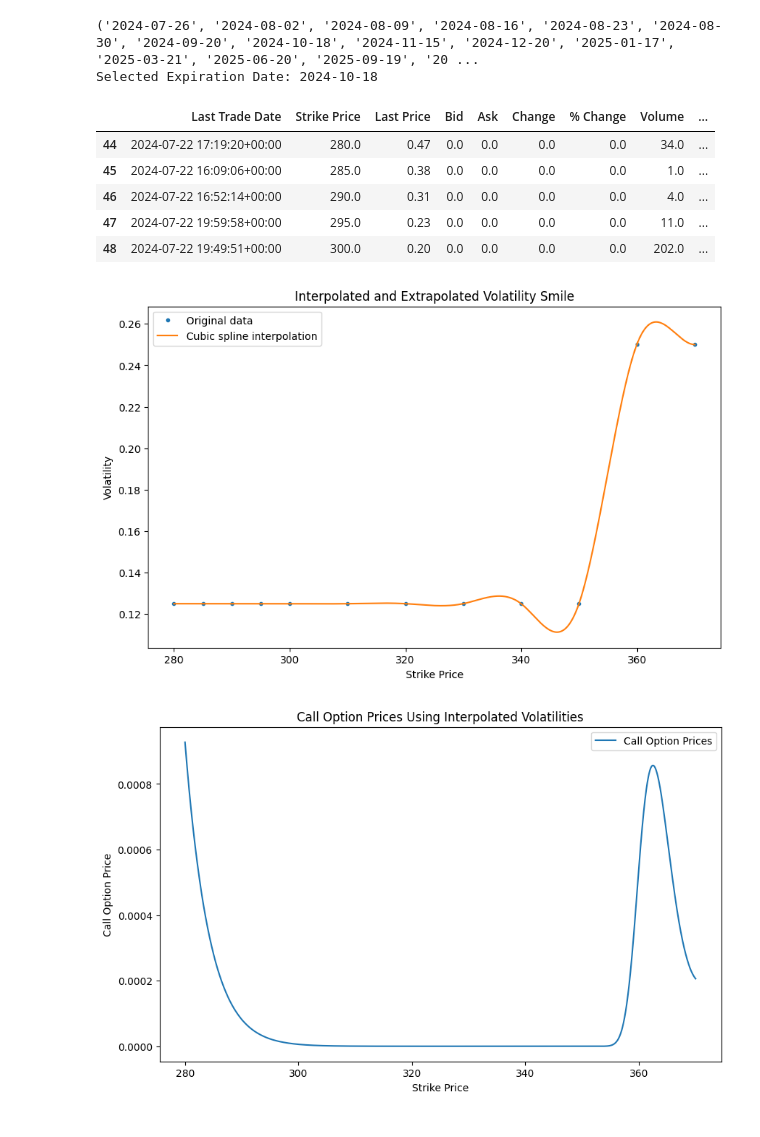
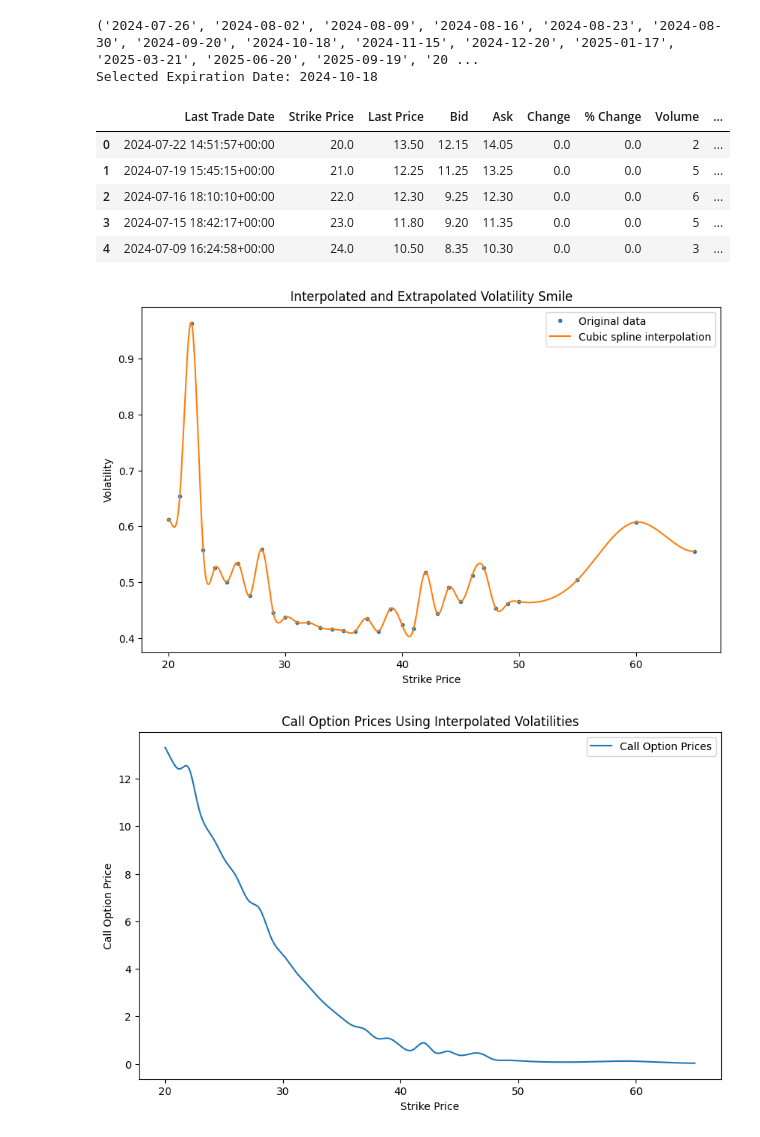
Before and after one commit to zaccheus-lines/S-P-Sector-Index-RND, a Jupyter notebook: RND.ipynb, the cells around one changed output. Saved outputs shown, nothing was run; the diff lists cells and outputs as text; code cells hidden in the pictures.

```diff
--- a/RND.ipynb
+++ b/RND.ipynb
@@ -65,39 +65,39 @@ def fetch_options_data(ticker):
     percent_change = calls['percentChange']
     volume = calls['volume']
     open_interest = calls['openInterest']
 
     # Create a DataFrame to display the data
     options_data = pd.DataFrame({
         'Last Trade Date': last_trade_date,
         'Strike Price': strike_prices,
         'Last Price': last_price,
         'Bid': bid,
         'Ask': ask,
         'Change': change,
         '% Change': percent_change,
         'Volume': volume,
         'Open Interest': open_interest,
         'Implied Volatility': implied_vols
     })
 
     options_data = options_data[options_data['Implied Volatility'] > 0.1]
 
     # Display the results in a table
     print(f"Selected Expiration Date: {selected_exp_date}")
     display(options_data.head())
 
     return S0, options_data['Strike Price'].values, options_data['Implied Volatility'].values, selected_exp_date
 
-S0, strike_prices, implied_vols, exp_date = fetch_options_data('AAPL')
+S0, strike_prices, implied_vols, exp_date = fetch_options_data('INTC')
 # %% [output]
 ('2024-07-26', '2024-08-02', '2024-08-09', '2024-08-16', '2024-08-23', '2024-08-30', '2024-09-20', '2024-10-18', '2024-11-15', '2024-12-20', '2025-01-17', '2025-03-21', '2025-06-20', '2025-09-19', '20 ...
 Selected Expiration Date: 2024-10-18
 |  | Last Trade Date | Strike Price | Last Price | Bid | Ask | Change | % Change | Volume | ... |
-| 44 | 2024-07-22 17:19:20+00:00 | 280.0 | 0.47 | 0.0 | 0.0 | 0.0 | 0.0 | 34.0 | ... |
-| 45 | 2024-07-22 16:09:06+00:00 | 285.0 | 0.38 | 0.0 | 0.0 | 0.0 | 0.0 | 1.0 | ... |
-| 46 | 2024-07-22 16:52:14+00:00 | 290.0 | 0.31 | 0.0 | 0.0 | 0.0 | 0.0 | 4.0 | ... |
-| 47 | 2024-07-22 19:59:58+00:00 | 295.0 | 0.23 | 0.0 | 0.0 | 0.0 | 0.0 | 11.0 | ... |
-| 48 | 2024-07-22 19:49:51+00:00 | 300.0 | 0.20 | 0.0 | 0.0 | 0.0 | 0.0 | 202.0 | ... |
+| 0 | 2024-07-22 14:51:57+00:00 | 20.0 | 13.50 | 12.15 | 14.05 | 0.0 | 0.0 | 2 | ... |
+| 1 | 2024-07-19 15:45:15+00:00 | 21.0 | 12.25 | 11.25 | 13.25 | 0.0 | 0.0 | 5 | ... |
+| 2 | 2024-07-16 18:10:10+00:00 | 22.0 | 12.30 | 9.25 | 12.30 | 0.0 | 0.0 | 6 | ... |
+| 3 | 2024-07-15 18:42:17+00:00 | 23.0 | 11.80 | 9.20 | 11.35 | 0.0 | 0.0 | 5 | ... |
+| 4 | 2024-07-09 16:24:58+00:00 | 24.0 | 10.50 | 8.35 | 10.30 | 0.0 | 0.0 | 3 | ... |
 # %%
 # Define the function for cubic spline interpolation
 def interpolate(strikes, ivols):
@@ -121,7 +121,7 @@ def interpolate(strikes, ivols):
 # Interpolate volatilities
 new_strikes, new_ivols = interpolate(strike_prices, implied_vols)
 # %% [output]
-[figure, old version]
+[figure, new version]
 # %%
 def black_scholes_call(S0, X, T, r, sigma):
     d1 = (np.log(S0 / X) + (r + 0.5 * sigma ** 2) * T) / (sigma * np.sqrt(T))
@@ -149,7 +149,7 @@ r = 0.05  # Risk-free interest rate (5%)
 # Calculate call option prices
 call_prices = call_valuation(S0, T, r, new_strikes, new_ivols)
 # %% [output]
-[figure, old version]
+[figure, new version]
 # %%
 
 # Define the step size
```
Also changed, not shown: parts of 2 cells of this notebook.
